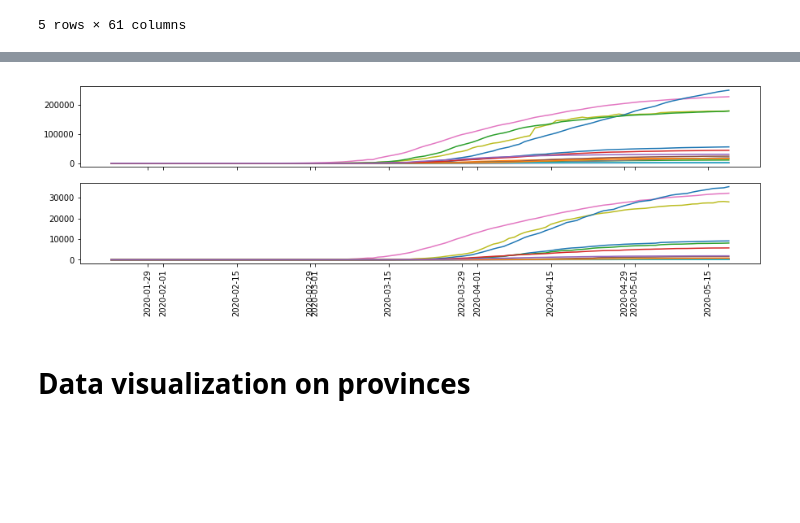
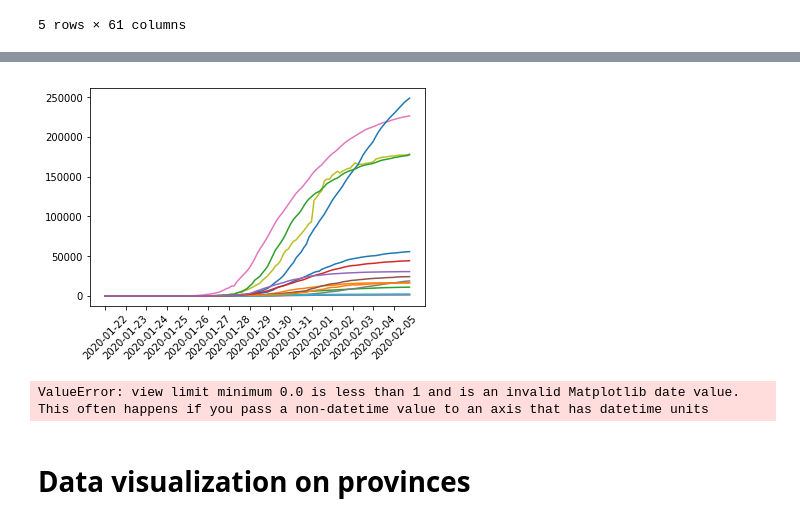
Before and after one commit to zaida-rivai/DMT2020_Group85, a Jupyter notebook: Zaida/John Hopkins.ipynb, the cells around one changed output, grey strips where cells are left out. Cells and saved outputs as stored; diff of their text form; code cells hidden in the pictures; blank space fills up the shorter version.

Commit message:
fix plot

```diff
--- a/Zaida/John Hopkins.ipynb
+++ b/Zaida/John Hopkins.ipynb
@@ -35,6 +35,17 @@ nl = df[df['Country/Region']=="Netherlands"]
 indexName = nl.index.strftime('%m/%d/%Y')
 ind = np.arange(0,len(nl),5)
 indNames = [indexName[i] for i in range(len(nl)) if i %5 ==0]
+# %%
+ticks = list(df.index.unique().strftime('%Y-%m-%d'))
+tick_range = list(range(len(ticks)))
+del tick_range[2-1::2]
+del tick_range[2-1::2]
+del tick_range[2-1::2]
+for uniqueCountry in df['Country/Region'].unique():
+    plt.plot(df.Confirmed[df['Country/Region']==uniqueCountry].values,label=uniqueCountry)
+    plt.xticks(tick_range,ticks, rotation=45)
+# %% [output]
+[figure, added]
 # %%
 fig, axs = plt.subplots(2,figsize=(15, 4),sharex=True)
 
@@ -46,10 +57,12 @@ for uniqueCountry in df['Country/Region'].unique():
 #     axs[1].set_xticks(ind)
 #     axs[1].set_xticklabels([indNames], fontsize=12)
     plt.setp(axs[1].get_xticklabels(), visible=True, rotation=90)
+    axs[0].set_xticks(range(len(ticks)),ticks)
+
     axs[1].plot(df.Deaths[df['Country/Region']==uniqueCountry])
 #     plt.show()
 # %% [output]
-[figure, removed]
+ValueError: view limit minimum 0.0 is less than 1 and is an invalid Matplotlib date value. This often happens if you pass a non-datetime value to an axis that has datetime units
 # %%
 # dfConfirmed = pd.read_csv("time_series_covid19_confirmed_global.csv")
 # dfDeath = pd.read_csv("time_series_covid19_deaths_global.csv")
```
Also changed, not shown: parts of 1 cell of this notebook.
